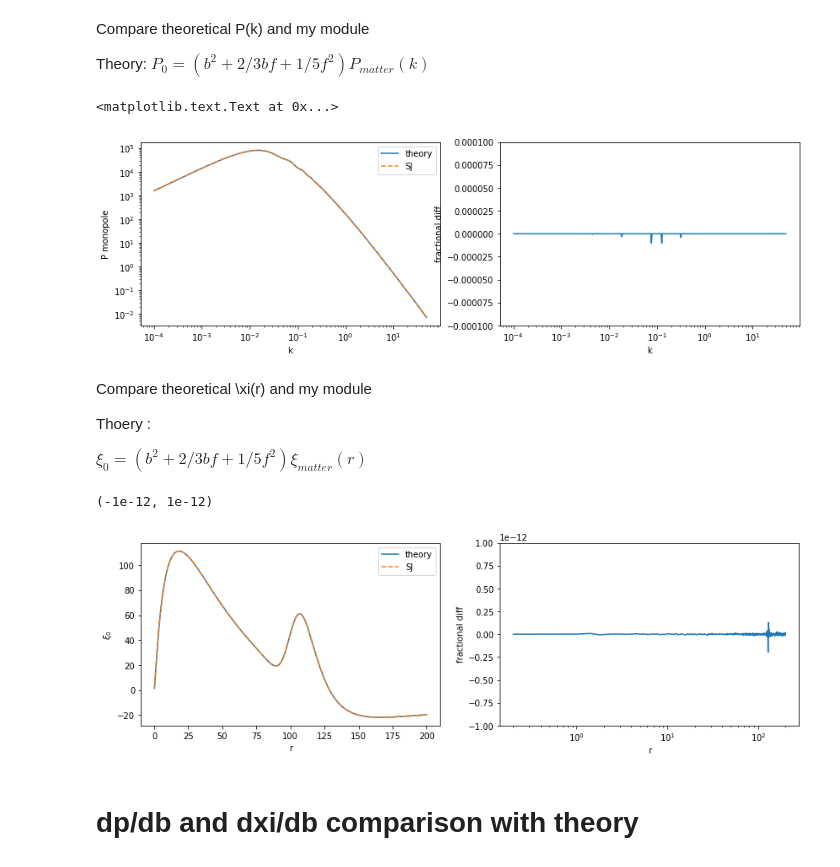
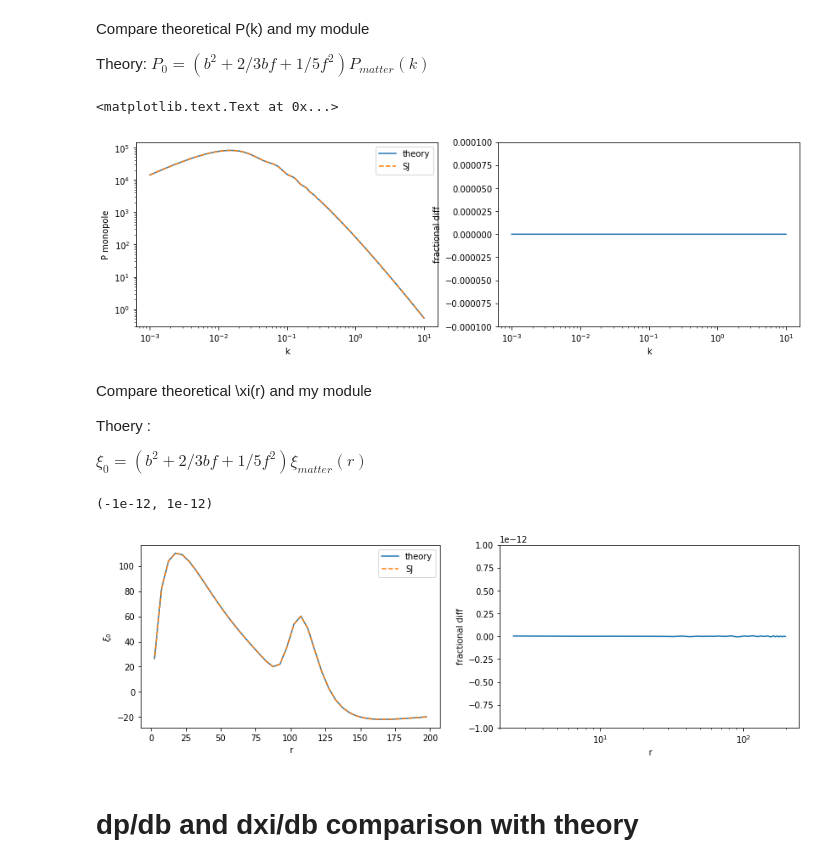
Before and after one commit to sujeong-lee/SNR, a Jupyter notebook: notebook/covariance notebook.ipynb, the cells around one changed output. Saved outputs shown, nothing was run; the diff lists cells and outputs as text; code cells hidden in the pictures.

```diff
--- a/notebook/covariance notebook.ipynb
+++ b/notebook/covariance notebook.ipynb
@@ -21,7 +18,7 @@ The autoreload extension is already loaded. To reload it, use:
 # f = structure growth rate
 # s = velocity dispersion in FoG term
 # nn = shot noise
-cosmo = class_covariance(KMIN=0.0001, KMAX = 50, n=20000, RMIN = 0.001, RMAX = 200, n2 = 501,
+cosmo = class_covariance(KMIN=0.001, KMAX = 10, n=3000, RMIN = 0.001, RMAX = 200, n2 = 41,
                          b = 2.0, f = 0.74, s=0.0, nn=0, rscale = 'lin', kscale='log')
 
 # calling matter power spectrum from camb
@@ -34,25 +31,25 @@ Compare theoretical P(k) and my module
 Theory:
 $P_0 = (b^2 + 2/3 bf + 1/5 f^2) P_{matter}(k)$
 # %%
-Pmatter = cosmo.Pm_interp(cosmo.kcenter_y) #from camb
+Pmatter = cosmo.Pm_interp(cosmo.kbin) #from camb
 
 P0_theory = (cosmo.b**2 + 2./3*cosmo.b*cosmo.f + 1./5 *cosmo.f**2)*Pmatter
 P0_mine = cosmo.multipole_P(0)
 # %%
 fig, (ax, ax2) = plt.subplots(1,2, figsize = (14,4))
-ax.loglog(cosmo.kcenter_y, P0_theory, label='theory')
-ax.loglog(cosmo.kcenter_y, P0_mine, '--', label = 'SJ')
+ax.loglog(cosmo.kbin, P0_theory, label='theory')
+ax.loglog(cosmo.kbin, P0_mine, '--', label = 'SJ')
 ax.set_xlabel('k')
 ax.set_ylabel('P monopole')
 ax.legend()
 
-ax2.semilogx(cosmo.kcenter_y, 1.-P0_theory/P0_mine)
+ax2.semilogx(cosmo.kbin, 1.-P0_theory/P0_mine)
 ax2.set_ylim(-1e-04, 1e-04)
 ax2.set_xlabel('k')
 ax2.set_ylabel('fractional diff')
 # %% [output]
 <matplotlib.text.Text at 0x...>
-[figure, old version]
+[figure, new version]
 # %% [markdown]
 Compare theoretical \xi(r) and my module
 
@@ -80,7 +77,7 @@ ax2.set_ylabel('fractional diff')
 ax2.set_ylim(-1e-12, 1e-12)
 # %% [output]
 (-1e-12, 1e-12)
-[figure, old version]
+[figure, new version]
 # %% [markdown]
 # dp/db and dxi/db comparison with theory
 # %% [markdown]
```
Also changed, not shown: parts of 17 cells of this notebook, 4 other files.
